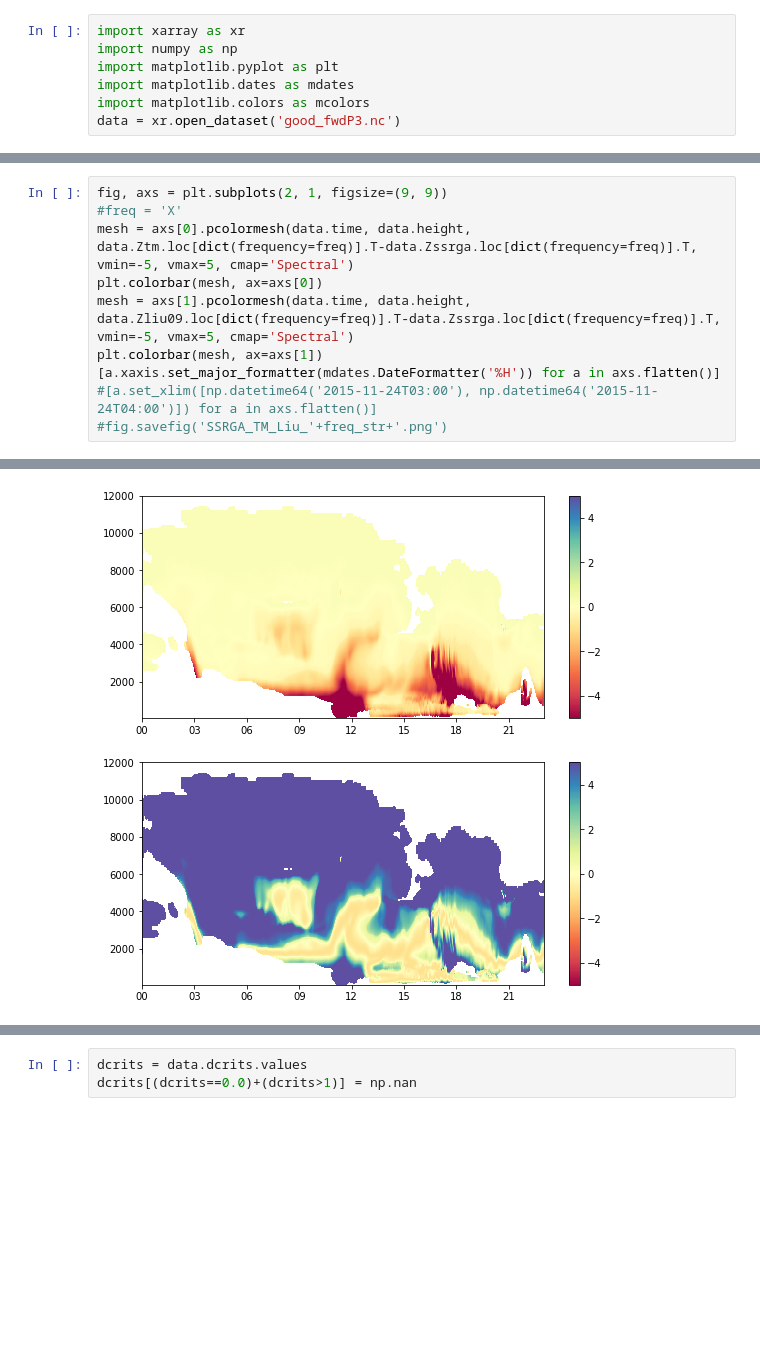
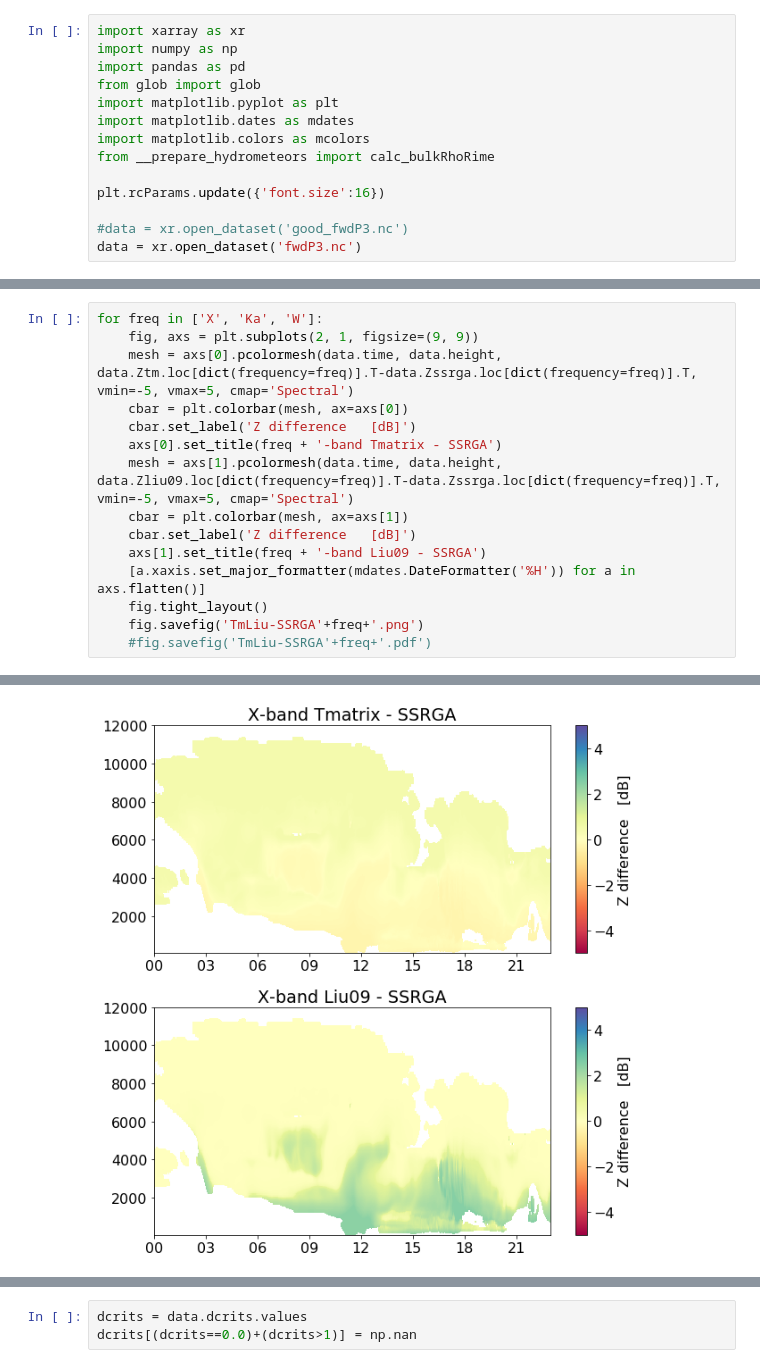
Before and after one commit to OPTIMICe-team/cloud-microphysics, a Jupyter notebook: P3/ncLoadPlot.ipynb, the cells around one changed output, grey strips where cells are left out. Saved outputs shown, nothing was run; the diff lists cells and outputs as text; blank space fills up the shorter version.

Commit message:
some modifications for easier transfer to snowScatt examples

```diff
--- a/P3/ncLoadPlot.ipynb
+++ b/P3/ncLoadPlot.ipynb
@@ -1,8 +1,15 @@
 # %%
 import xarray as xr
 import numpy as np
+import pandas as pd
+from glob import glob
 import matplotlib.pyplot as plt
 import matplotlib.dates as mdates
 import matplotlib.colors as mcolors
-data = xr.open_dataset('good_fwdP3.nc')
+from __prepare_hydrometeors import calc_bulkRhoRime
+
+plt.rcParams.update({'font.size':16})
+
+#data = xr.open_dataset('good_fwdP3.nc')
+data = xr.open_dataset('fwdP3.nc')
 # %%
@@ -26,11 +43,16 @@ To register the converters:
 # %%
-fig, axs = plt.subplots(2, 1, figsize=(9, 9))
-#freq = 'X'
-mesh = axs[0].pcolormesh(data.time, data.height, data.Ztm.loc[dict(frequency=freq)].T-data.Zssrga.loc[dict(frequency=freq)].T, vmin=-5, vmax=5, cmap='Spectral')
-plt.colorbar(mesh, ax=axs[0])
-mesh = axs[1].pcolormesh(data.time, data.height, data.Zliu09.loc[dict(frequency=freq)].T-data.Zssrga.loc[dict(frequency=freq)].T, vmin=-5, vmax=5, cmap='Spectral')
-plt.colorbar(mesh, ax=axs[1])
-[a.xaxis.set_major_formatter(mdates.DateFormatter('%H')) for a in axs.flatten()]
-#[a.set_xlim([np.datetime64('2015-11-24T03:00'), np.datetime64('2015-11-24T04:00')]) for a in axs.flatten()]
-#fig.savefig('SSRGA_TM_Liu_'+freq_str+'.png')
+for freq in ['X', 'Ka', 'W']:
+    fig, axs = plt.subplots(2, 1, figsize=(9, 9))
+    mesh = axs[0].pcolormesh(data.time, data.height, data.Ztm.loc[dict(frequency=freq)].T-data.Zssrga.loc[dict(frequency=freq)].T, vmin=-5, vmax=5, cmap='Spectral')
+    cbar = plt.colorbar(mesh, ax=axs[0])
+    cbar.set_label('Z difference   [dB]')
+    axs[0].set_title(freq + '-band Tmatrix - SSRGA')
+    mesh = axs[1].pcolormesh(data.time, data.height, data.Zliu09.loc[dict(frequency=freq)].T-data.Zssrga.loc[dict(frequency=freq)].T, vmin=-5, vmax=5, cmap='Spectral')
+    cbar = plt.colorbar(mesh, ax=axs[1])
+    cbar.set_label('Z difference   [dB]')
+    axs[1].set_title(freq + '-band Liu09 - SSRGA')
+    [a.xaxis.set_major_formatter(mdates.DateFormatter('%H')) for a in axs.flatten()]
+    fig.tight_layout()
+    fig.savefig('TmLiu-SSRGA'+freq+'.png')
+    #fig.savefig('TmLiu-SSRGA'+freq+'.pdf')
 # %% [output]
@@ -38 +59 @@ plt.colorbar(mesh, ax=axs[1])
-[figure, old version]
+[figure, new version]
```
Also changed, not shown: parts of 11 cells of this notebook, 1 other file.
